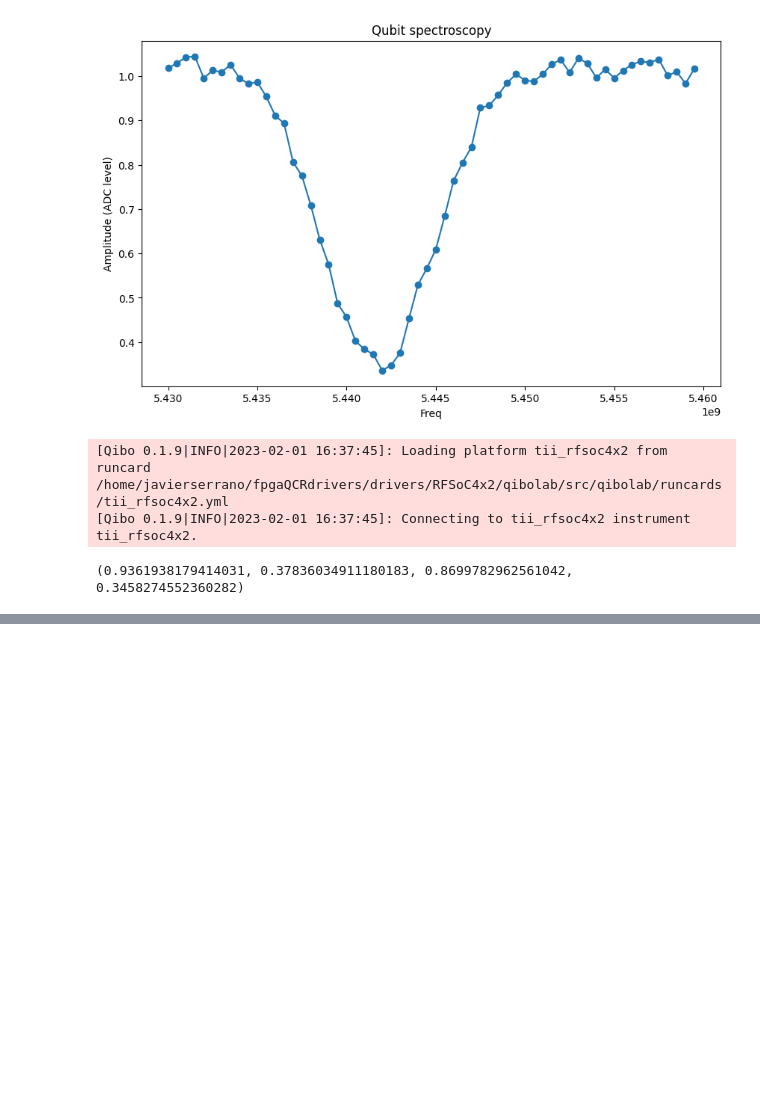
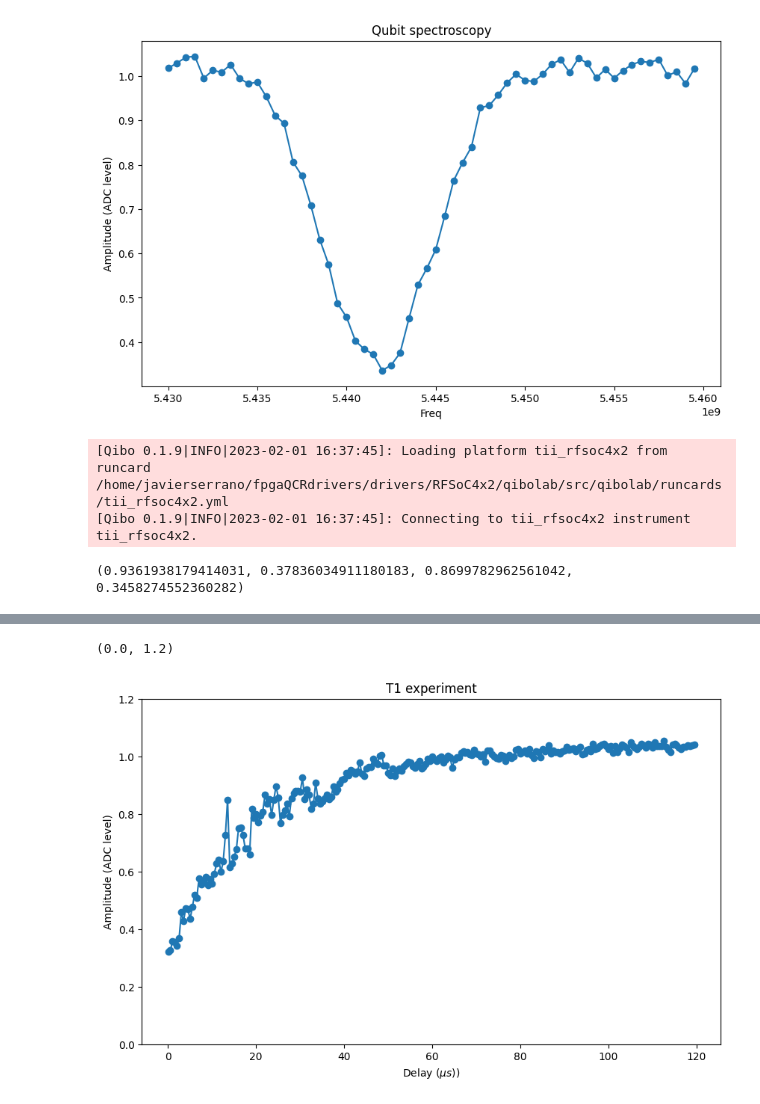
Before and after one commit to qiboteam/qibolab, a Jupyter notebook: examples/check_qibolab.ipynb, the cells around one changed output, grey strips where cells are left out. Saved outputs shown, nothing was run; the diff lists cells and outputs as text; code cells hidden in the pictures; blank space fills up the shorter version.

```diff
--- a/examples/check_qibolab.ipynb
+++ b/examples/check_qibolab.ipynb
@@ -214,0 +259,13 @@ Text(0, 0.5, 'Amplitude (ADC level)')
+# %%
+results = np.array(results)
+amp = np.abs(results[:, 0] + 1j * results[:, 1])
+plt.figure(figsize=(10, 6))
+
+plt.plot(delays*0.001,amp,'o-');
+plt.title("T1 experiment")
+plt.xlabel("Delay ($\mu s$))")
+plt.ylabel("Amplitude (ADC level)")
+plt.ylim([0, 1.2])
+# %% [output]
+(0.0, 1.2)
+[figure, added]
```
Also changed, not shown: parts of 10 cells of this notebook, 1 other file.
